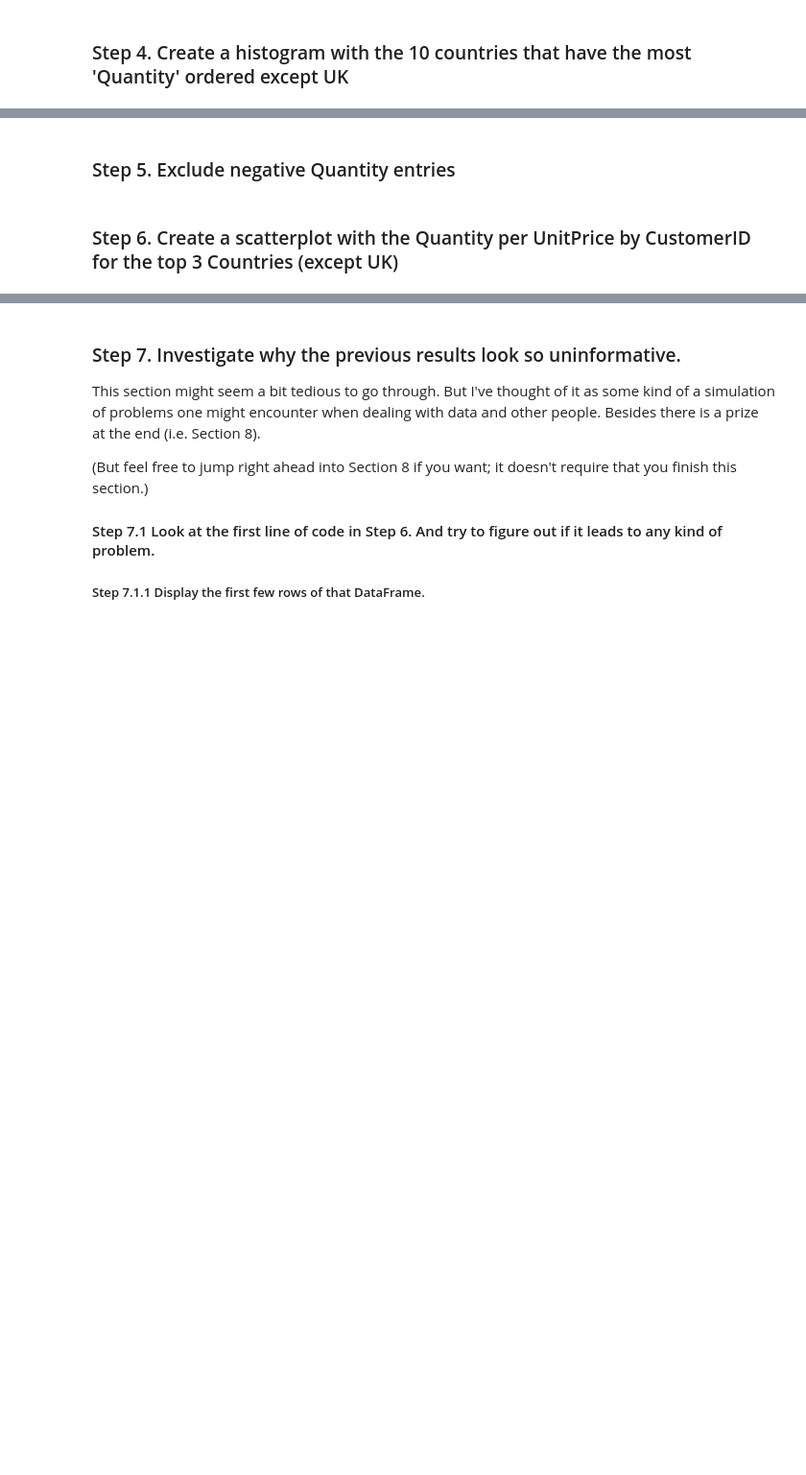
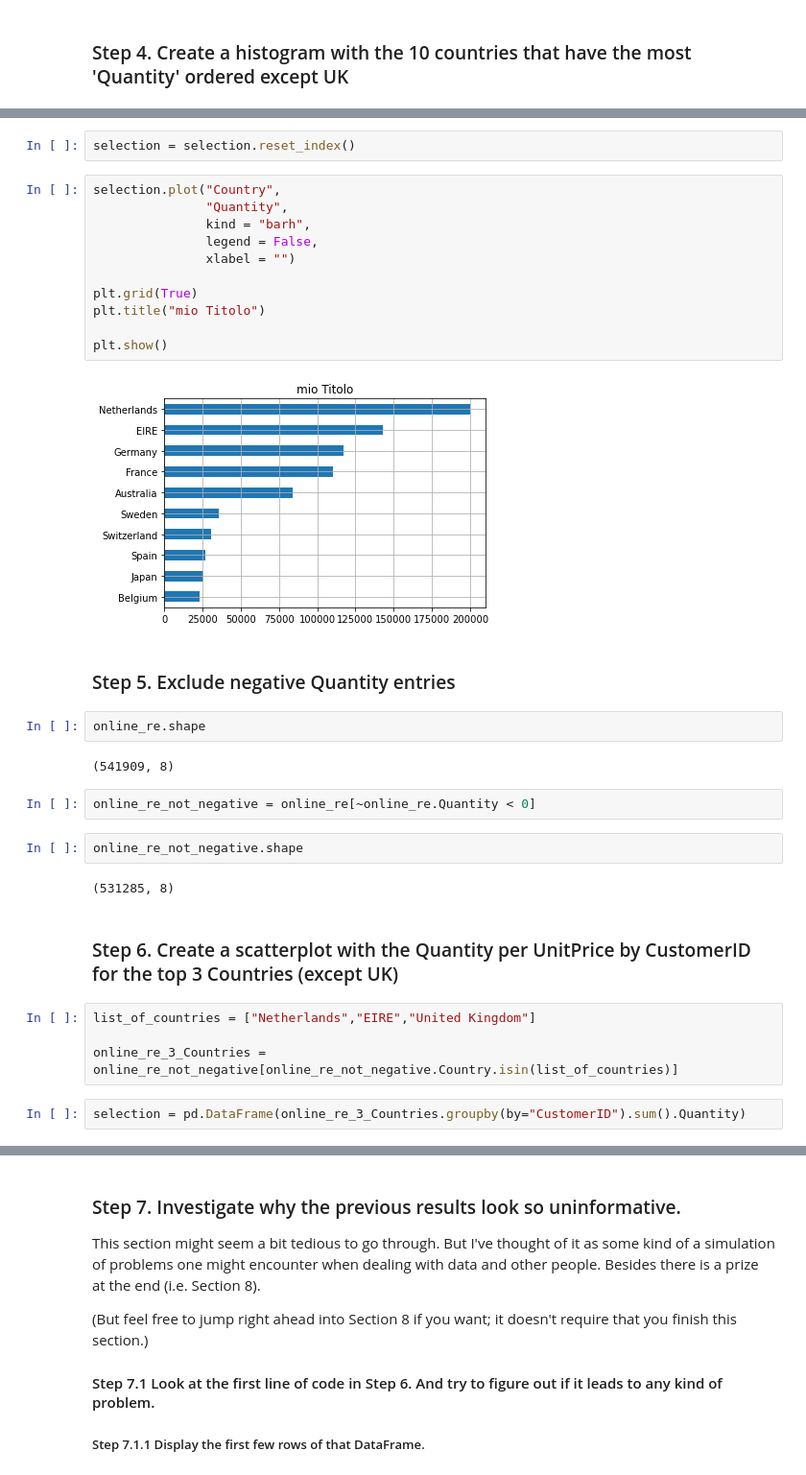
Before and after one commit to SGiuri/ML_PD-2122, a Jupyter notebook: ML_PD-03-PandasExercices/07_Visualization/Online_Retail/Exercises.ipynb, the cells around one changed output, grey strips where cells are left out. Shown at 96% size. Cells and saved outputs as stored; diff of their text form; blank space fills up the shorter version.

```diff
--- a/ML_PD-03-PandasExercices/07_Visualization/Online_Retail/Exercises.ipynb
+++ b/ML_PD-03-PandasExercices/07_Visualization/Online_Retail/Exercises.ipynb
@@ -16,4 +111,35 @@ Note: if you receive a utf-8 decode error, set `encoding = 'latin1'` in `pd.read
+# %%
+selection = selection.reset_index()
+# %%
+selection.plot("Country",
+               "Quantity",
+               kind = "barh",
+               legend = False,
+               xlabel = "")
+
+plt.grid(True)
+plt.title("mio Titolo")
+
+plt.show()
+# %% [output]
+[figure, added]
 # %% [markdown]
 ### Step 5.  Exclude negative Quantity entries
+# %%
+online_re.shape
+# %% [output]
+(541909, 8)
+# %%
+online_re_not_negative = online_re[~online_re.Quantity < 0]
+# %%
+online_re_not_negative.shape
+# %% [output]
+(531285, 8)
 # %% [markdown]
 ### Step 6. Create a scatterplot with the Quantity per UnitPrice by CustomerID for the top 3 Countries (except UK)
+# %%
+list_of_countries = ["Netherlands","EIRE","United Kingdom"]
+
+online_re_3_Countries = online_re_not_negative[online_re_not_negative.Country.isin(list_of_countries)]
+# %%
+selection = pd.DataFrame(online_re_3_Countries.groupby(by="CustomerID").sum().Quantity)
```
Also changed, not shown: parts of 18 cells of this notebook, 3 other files.
